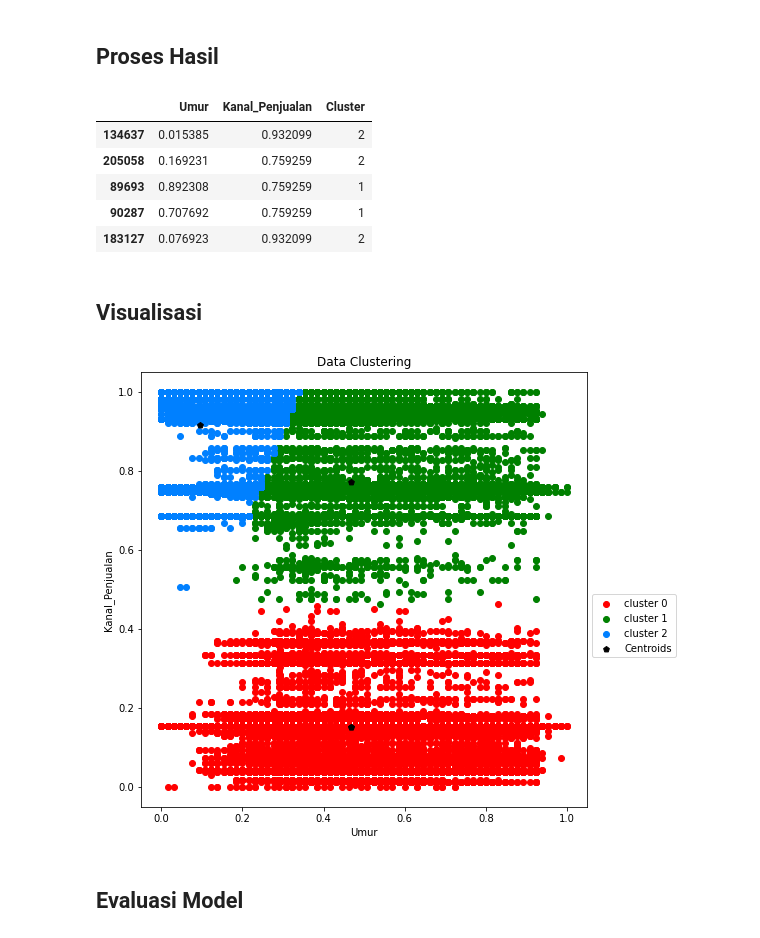
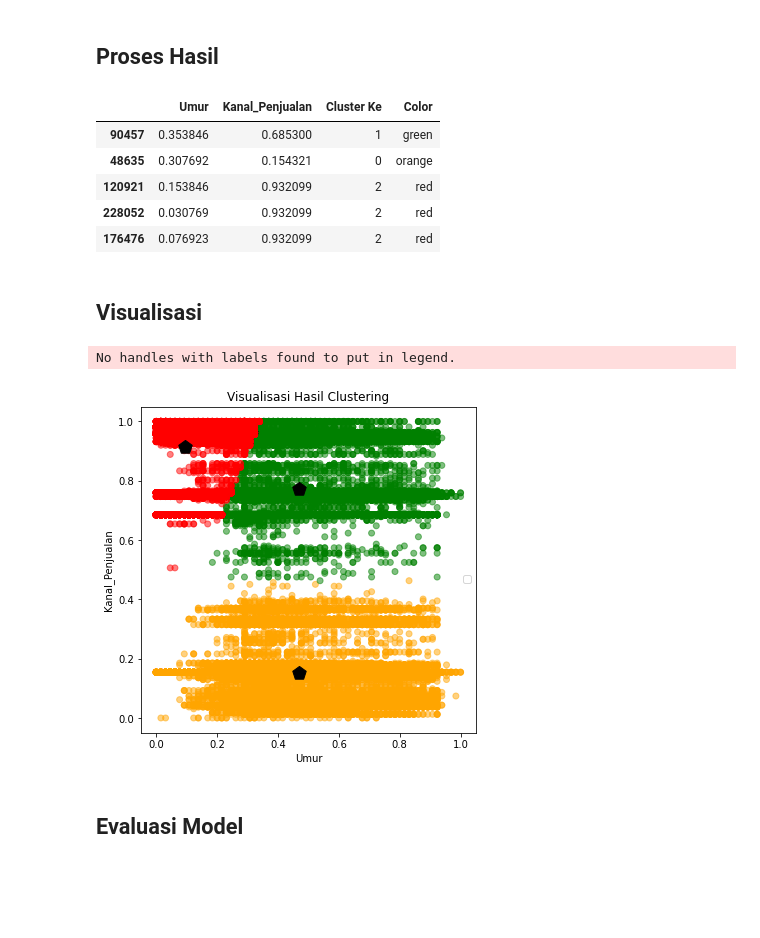
Before and after one commit to alfi2811/Tubes_Machine_Learning_Clustering, a Jupyter notebook: clusteringTask/clustering.ipynb, the cells around one changed output. Drawn from its saved outputs; the diff is of its cells as text; code cells hidden in the pictures; blank space fills up the shorter version.

Commit message:
change some code in clustering

```diff
--- a/clusteringTask/clustering.ipynb
+++ b/clusteringTask/clustering.ipynb
@@ -117,51 +116,43 @@ Hasil Akhir Cluster:
 # %% [markdown]
 ## Proses Hasil
 # %%
+colorsPallete = ['orange', 'green', 'red', '#3980d5', '#7715d7']
+# mengubah kembali ke dataframe dan menambah kolom warna untuk visualisasi nantinya
 def convDf(clus):
   df_hasil = []
   # print(cluster.keys())
   for key in clus.keys():
     for c in clus.get(key):
-      df_hasil.append((c[0], c[1], key))
+      df_hasil.append((c[0], c[1], key, colorsPallete[key]))
   df_hasil = pd.DataFrame(df_hasil)
-  df_hasil.columns = ['Umur', 'Kanal_Penjualan', 'Cluster']
+  df_hasil.columns = ['Umur', 'Kanal_Penjualan', 'Cluster Ke', 'Color']
   return df_hasil
 
 df_hasil = convDf(cluster)
 df_hasil.sample(5)
 # %% [output]
-|  | Umur | Kanal_Penjualan | Cluster |
-| 134637 | 0.015385 | 0.932099 | 2 |
-| 205058 | 0.169231 | 0.759259 | 2 |
-| 89693 | 0.892308 | 0.759259 | 1 |
-| 90287 | 0.707692 | 0.759259 | 1 |
-| 183127 | 0.076923 | 0.932099 | 2 |
+|  | Umur | Kanal_Penjualan | Cluster Ke | Color |
+| 90457 | 0.353846 | 0.685300 | 1 | green |
+| 48635 | 0.307692 | 0.154321 | 0 | orange |
+| 120921 | 0.153846 | 0.932099 | 2 | red |
+| 228052 | 0.030769 | 0.932099 | 2 | red |
+| 176476 | 0.076923 | 0.932099 | 2 | red |
 # %% [markdown]
 ## Visualisasi
 # %%
-colors = ['r', 'g', '#0080FF', '#e69500', '#e89500']
-
-plt.figure(figsize=(8,8))
-plt.title('Data Clustering')
-
+plt.figure(figsize=(6,6))
+plt.title('Visualisasi Hasil Clustering')
+plt.scatter(df_hasil['Umur'], df_hasil['Kanal_Penjualan'], color=df_hasil['Color'], alpha=0.5)
 for i in range(k):
-  plt.scatter(
-    df_hasil['Umur'][df_hasil['Cluster'] == i],
-    df_hasil['Kanal_Penjualan'][df_hasil['Cluster'] == i],
-    color=colors[i],
-    label=f'cluster {i}'
-  )
-
-  plt.scatter(centroid[i][0], centroid[i][1], color='k', marker='p')
-
-plt.scatter(centroid[0][0], centroid[0][1], color='k', label='Centroids', marker='p')
+  plt.scatter(centroid[i][0], centroid[i][1], color='k', marker='p',s=200)
 
 plt.xlabel("Umur")
 plt.ylabel("Kanal_Penjualan")
 plt.legend(loc='best', bbox_to_anchor=(1, 0.5))
 plt.show()
 # %% [output]
+No handles with labels found to put in legend.
-[figure, old version]
+[figure, new version]
 # %% [markdown]
 ## Evaluasi Model
 # %% [markdown]
```
Also changed, not shown: parts of 6 cells of this notebook.
